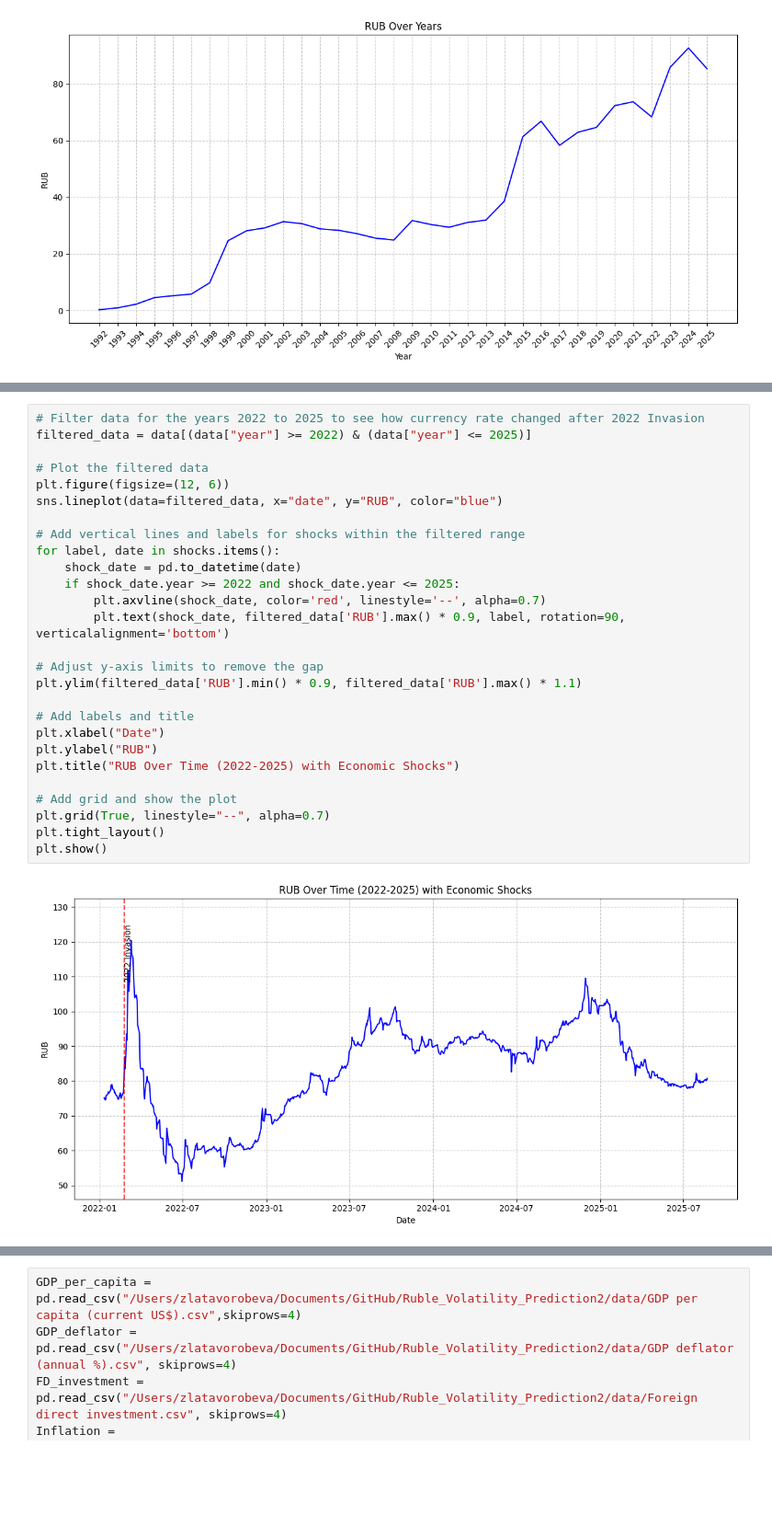
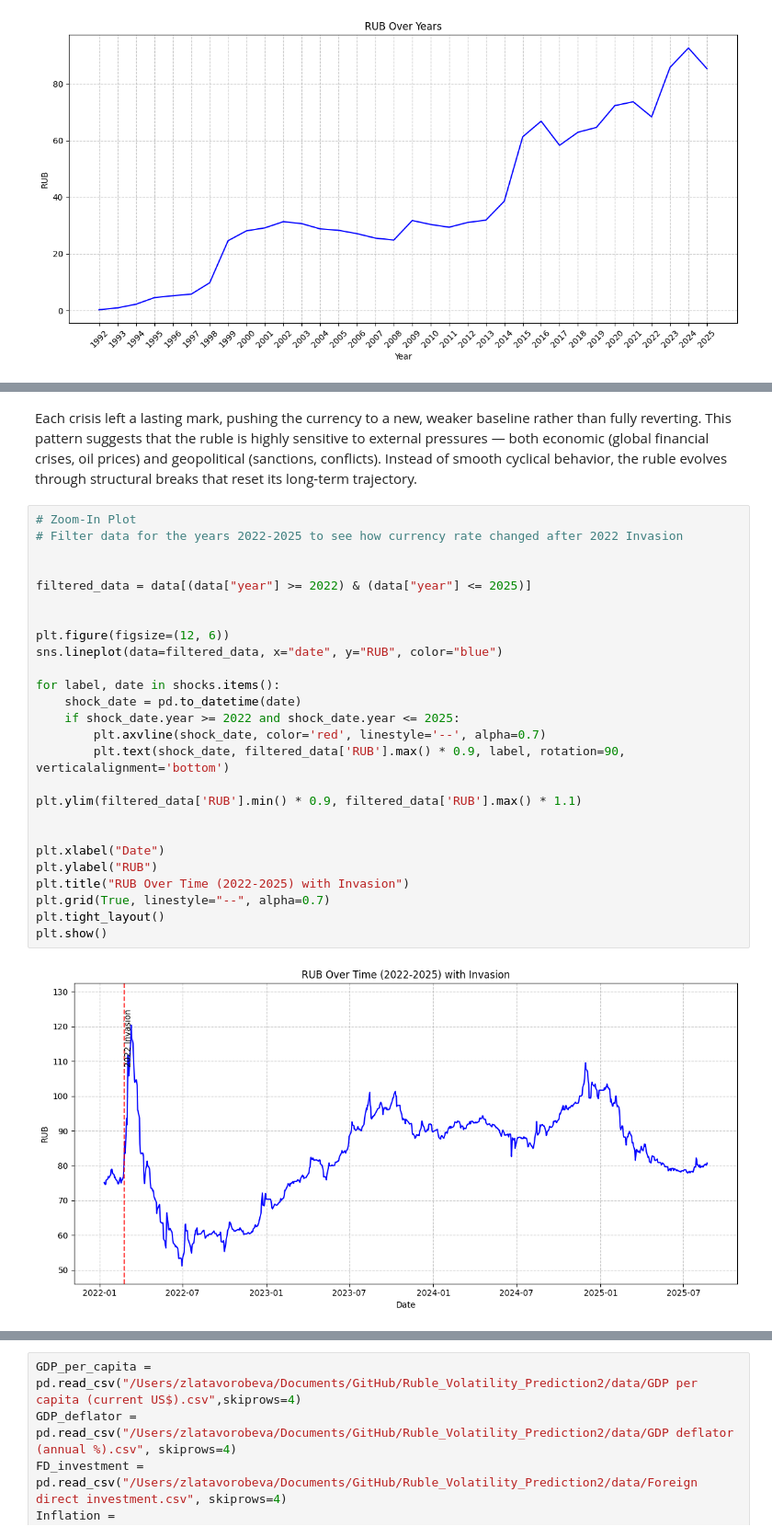
Before and after one commit to ZlataSparrow/Ruble_Volatility_Prediction, a Jupyter notebook: notebook/Data Input & Clean Up.ipynb, the cells around one changed output, grey strips where cells are left out. Shown at 92% size. Drawn from its saved outputs; the diff is of its cells as text; blank space fills up the shorter version.

```diff
--- a/notebook/Data Input & Clean Up.ipynb
+++ b/notebook/Data Input & Clean Up.ipynb
@@ -336,32 +342,33 @@ plt.tight_layout()
 plt.show()
 # %% [output]
 [figure]
+# %% [markdown]
+Each crisis left a lasting mark, pushing the currency to a new, weaker baseline rather than fully reverting. This pattern suggests that the ruble is highly sensitive to external pressures — both economic (global financial crises, oil prices) and geopolitical (sanctions, conflicts). Instead of smooth cyclical behavior, the ruble evolves through structural breaks that reset its long-term trajectory.
 # %%
-# Filter data for the years 2022 to 2025 to see how currency rate changed after 2022 Invasion
+# Zoom-In Plot
+# Filter data for the years 2022-2025 to see how currency rate changed after 2022 Invasion
+
+
 filtered_data = data[(data["year"] >= 2022) & (data["year"] <= 2025)]
 
-# Plot the filtered data
+
 plt.figure(figsize=(12, 6))
 sns.lineplot(data=filtered_data, x="date", y="RUB", color="blue")
 
-# Add vertical lines and labels for shocks within the filtered range
 for label, date in shocks.items():
     shock_date = pd.to_datetime(date)
     if shock_date.year >= 2022 and shock_date.year <= 2025:
         plt.axvline(shock_date, color='red', linestyle='--', alpha=0.7)
         plt.text(shock_date, filtered_data['RUB'].max() * 0.9, label, rotation=90, verticalalignment='bottom')
 
-# Adjust y-axis limits to remove the gap
 plt.ylim(filtered_data['RUB'].min() * 0.9, filtered_data['RUB'].max() * 1.1)
 
-# Add labels and title
+
 plt.xlabel("Date")
 plt.ylabel("RUB")
-plt.title("RUB Over Time (2022-2025) with Economic Shocks")
-
-# Add grid and show the plot
+plt.title("RUB Over Time (2022-2025) with Invasion")
 plt.grid(True, linestyle="--", alpha=0.7)
 plt.tight_layout()
 plt.show()
 # %% [output]
-[figure, old version]
+[figure, new version]
```
Also changed, not shown: parts of 12 cells of this notebook.
